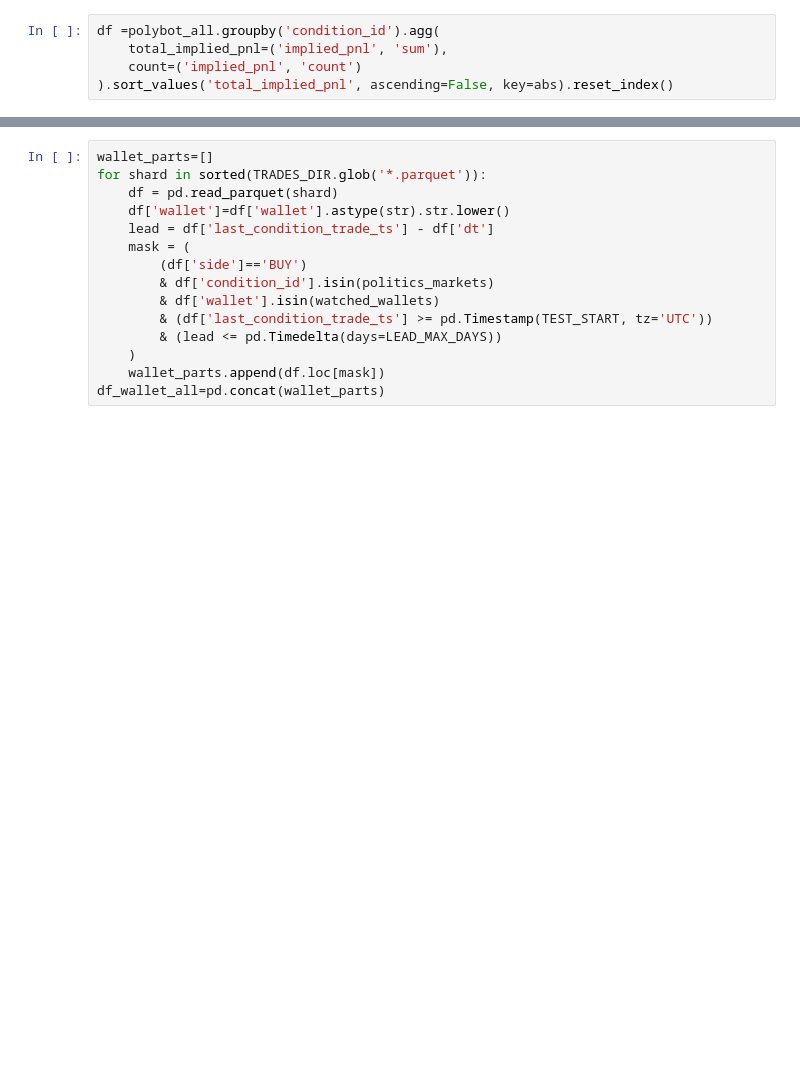
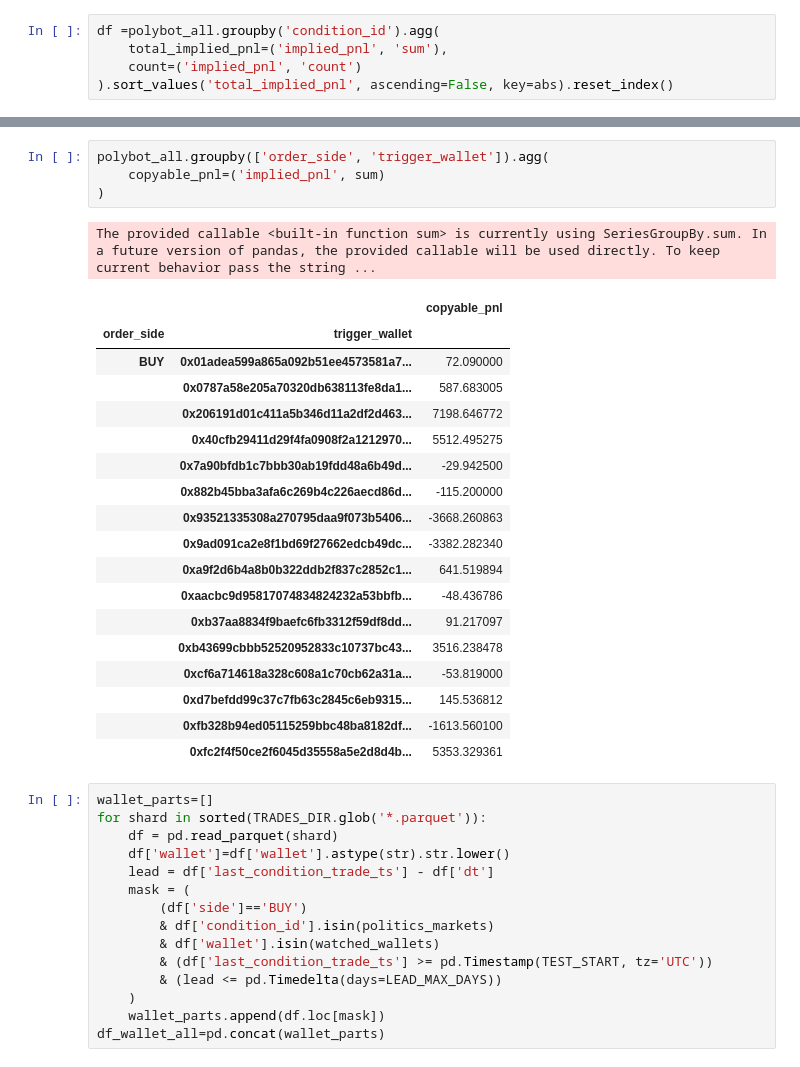
Before and after one commit to vobornij/polymarket, a Jupyter notebook: notebooks/flow/stage3_polybot_backtest_visualization.ipynb, the cells around one changed output, grey strips where cells are left out. Cells and saved outputs as stored; diff of their text form; blank space fills up the shorter version.

```diff
--- a/notebooks/flow/stage3_polybot_backtest_visualization.ipynb
+++ b/notebooks/flow/stage3_polybot_backtest_visualization.ipynb
@@ -1293,3 +1315,27 @@ df =polybot_all.groupby('condition_id').agg(
+# %%
+polybot_all.groupby(['order_side', 'trigger_wallet']).agg(
+    copyable_pnl=('implied_pnl', sum)
+)
+# %% [output]
+The provided callable <built-in function sum> is currently using SeriesGroupBy.sum. In a future version of pandas, the provided callable will be used directly. To keep current behavior pass the string ...
+|  |  | copyable_pnl |
+| order_side | trigger_wallet |  |
+| BUY | 0x01adea599a865a092b51ee4573581a7... | 72.090000 |
+|  | 0x0787a58e205a70320db638113fe8da1... | 587.683005 |
+|  | 0x206191d01c411a5b346d11a2df2d463... | 7198.646772 |
+|  | 0x40cfb29411d29f4fa0908f2a1212970... | 5512.495275 |
+|  | 0x7a90bfdb1c7bbb30ab19fdd48a6b49d... | -29.942500 |
+|  | 0x882b45bba3afa6c269b4c226aecd86d... | -115.200000 |
+|  | 0x93521335308a270795daa9f073b5406... | -3668.260863 |
+|  | 0x9ad091ca2e8f1bd69f27662edcb49dc... | -3382.282340 |
+|  | 0xa9f2d6b4a8b0b322ddb2f837c2852c1... | 641.519894 |
+|  | 0xaacbc9d95817074834824232a53bbfb... | -48.436786 |
+|  | 0xb37aa8834f9baefc6fb3312f59df8dd... | 91.217097 |
+|  | 0xb43699cbbb52520952833c10737bc43... | 3516.238478 |
+|  | 0xcf6a714618a328c608a1c70cb62a31a... | -53.819000 |
+|  | 0xd7befdd99c37c7fb63c2845c6eb9315... | 145.536812 |
+|  | 0xfb328b94ed05115259bbc48ba8182df... | -1613.560100 |
+|  | 0xfc2f4f50ce2f6045d35558a5e2d8d4b... | 5353.329361 |
 # %%
 wallet_parts=[]
 for shard in sorted(TRADES_DIR.glob('*.parquet')):
```
Also changed, not shown: parts of 23 cells of this notebook, 11 other files.
